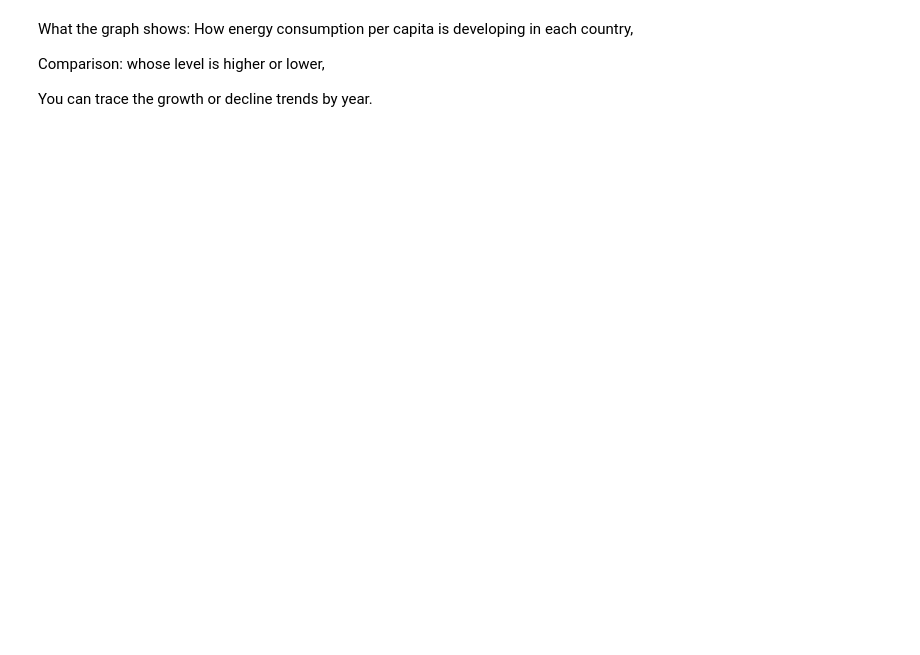
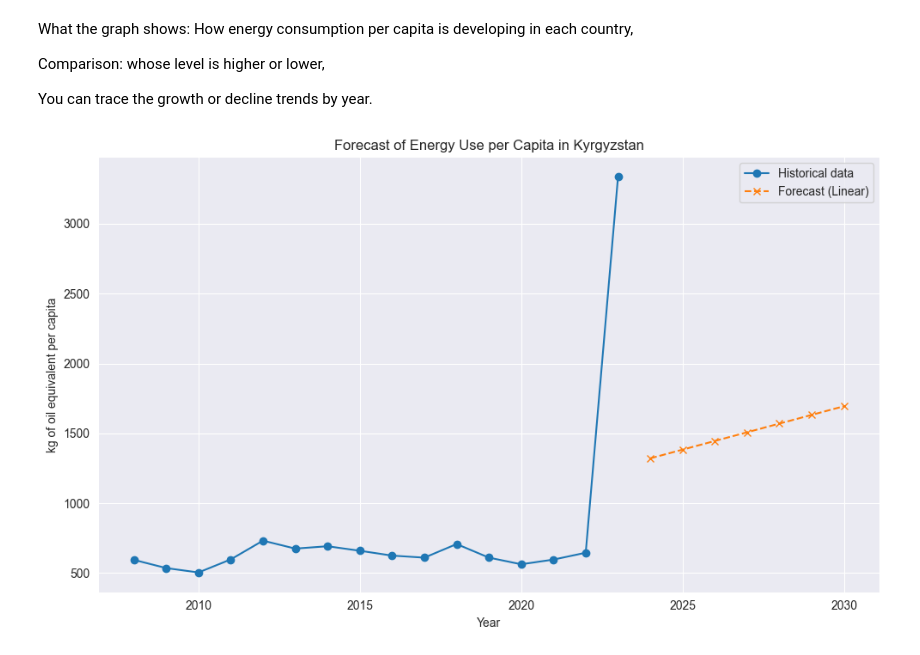
Before and after one commit to NursezimAlieva/Kyrgyz-Republic-Energy, a Jupyter notebook: main.ipynb, the cells around one changed output. Drawn from its saved outputs; the diff is of its cells as text; code cells hidden in the pictures; blank space fills up the shorter version.

```diff
--- a/main.ipynb
+++ b/main.ipynb
@@ -269,3 +310,29 @@ How energy consumption per capita is developing in each country,
 Comparison: whose level is higher or lower,
 
 You can trace the growth or decline trends by year.
+# %%
+kyrgyz = energyUse[energyUse['Country Name'] == 'Kyrgyz Republic']
+years = np.array([int(y) for y in kyrgyz.columns[4:]]).reshape(-1, 1)
+values = kyrgyz.iloc[0, 4:].values.astype(float)
+
+# Модель линейной регрессии
+model = LinearRegression()
+model.fit(years, values)
+
+# Прогноз на 5 лет вперёд
+future_years = np.array([i for i in range(2024, 2031)]).reshape(-1, 1)
+future_values = model.predict(future_years)
+
+# Визуализация
+plt.figure(figsize=(10, 6))
+plt.plot(years.flatten(), values, label='Historical data', marker='o')
+plt.plot(future_years.flatten(), future_values, label='Forecast (Linear)', linestyle='--', marker='x')
+plt.title('Forecast of Energy Use per Capita in Kyrgyzstan')
+plt.xlabel('Year')
+plt.ylabel('kg of oil equivalent per capita')
+plt.legend()
+plt.grid(True)
+plt.tight_layout()
+plt.show()
+# %% [output]
+[figure, added]
```
Also changed, not shown: parts of 10 cells of this notebook, 1 other file.
